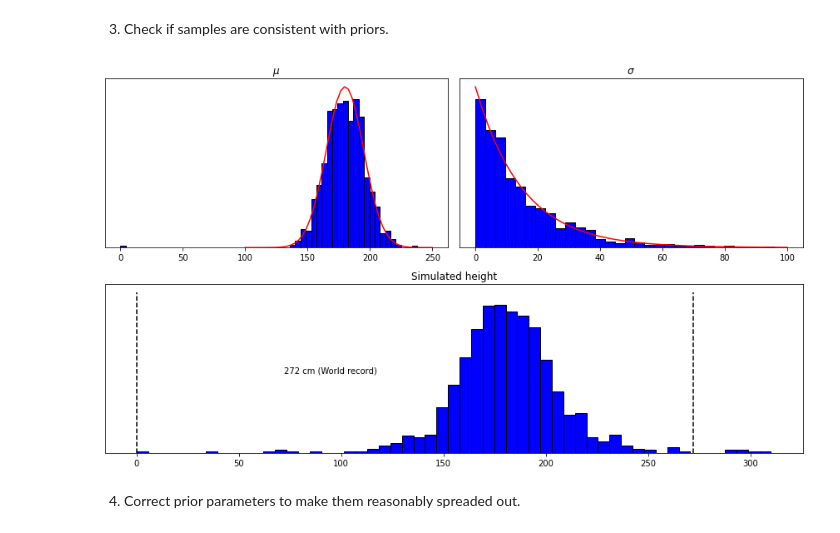
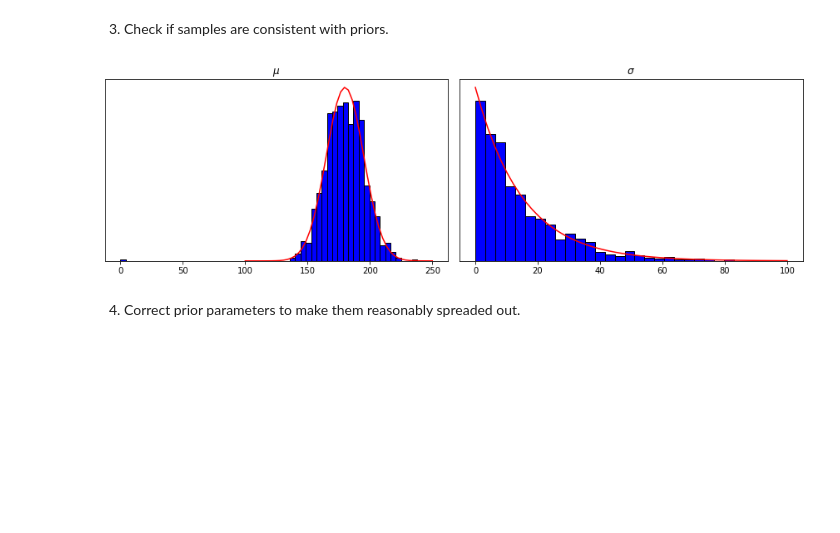
Before and after one commit to DanieloSendi/LaboratoryClasses_Data_Analitycs, a Jupyter notebook: Lab_4_Linear_models_modelling_height_of_Kung_people/Lab_4_Linear_models_modelling_height_of_Kung.ipynb, the cells around one changed output. Drawn from its saved outputs; the diff is of its cells as text; code cells hidden in the pictures; blank space fills up the shorter version.

```diff
--- a/Lab_4_Linear_models_modelling_height_of_Kung_people/Lab_4_Linear_models_modelling_height_of_Kung.ipynb
+++ b/Lab_4_Linear_models_modelling_height_of_Kung_people/Lab_4_Linear_models_modelling_height_of_Kung.ipynb
@@ -101,41 +101,34 @@ mu_sim=sim.stan_variable('mu')
 sigma_sim=sim.stan_variable('sigma')
 height_sim=sim.stan_variable('height')
 
-
 fig = plt.figure(figsize=(12, 7))
 gs = fig.add_gridspec(2,2)
-
-ax1 = fig.add_subplot(gs [1, :])
-ax1.hist (height_sim, bins='auto', color='blue', edgecolor='black', density='True')
-ax1.vlines ([0,272], ymin=0, ymax=2e-2, linestyle= '--', color='black', zorder=1)
-ax1.set_yticks([])
-ax1.set_title('Simulated height')
 
 ax2 = fig.add_subplot(gs [0, 0])
 ax3= fig.add_subplot(gs [0, 1])
 ax2.set_yticks([])
 ax2.hist (mu_sim, bins='auto', color='blue', edgecolor='black',density='True')
 x=np.linspace(100,250)
 y=stats.norm.pdf (x, loc=180, scale=15)
 ax2.plot(x,y, 'red')
 
 #ax2.set_xticks([-4,0,4])
 ax2.set_title('$\mu$')
 ax3.set_yticks([])
 ax2.set_yticks([])
 ax3.hist(sigma_sim, bins='auto', color='blue', edgecolor='black',density='True')
 
 #ax3.set_xticks([-8,0,8])
 x=np.linspace (0,100)
 y=stats.expon.pdf (x, scale=15)
 ax3.plot(x,y,color='red')
 ax3.set_title('$\sigma$')
 ax1.annotate(text='272 cm (World record)', xy=(72,0.01))
 
 fig.tight_layout()
 plt.show()
 # %% [output]
-[figure, old version]
+[figure, new version]
 # %% [markdown]
 4. Correct prior parameters to make them reasonably spreaded out.
 # %% [markdown]
```
Also changed, not shown: parts of 3 cells of this notebook.
